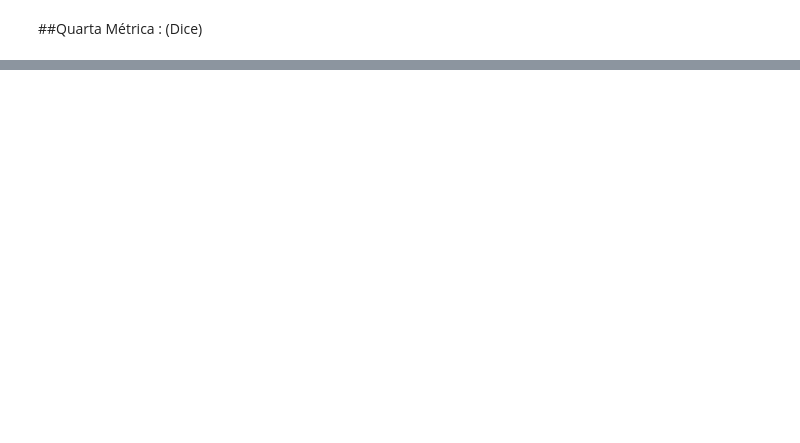
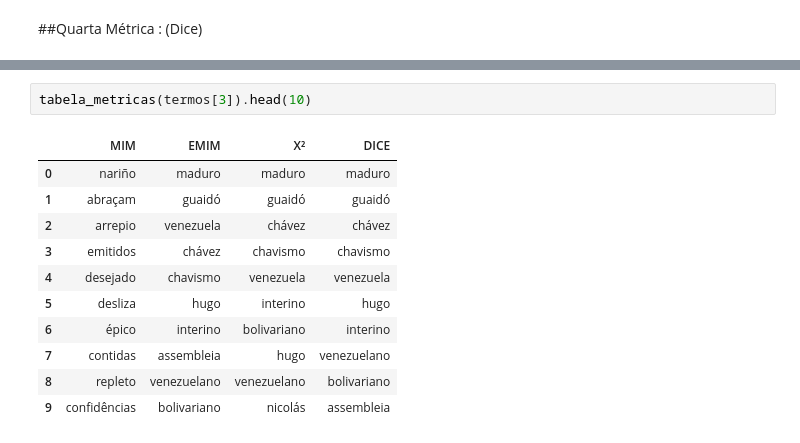
Before and after one commit to Joaohdss/Expansao-de-Consultas, a Jupyter notebook: Lab5.ipynb, the cells around one changed output, grey strips where cells are left out. Drawn from its saved outputs; the diff is of its cells as text; blank space fills up the shorter version.

```diff
--- a/Lab5.ipynb
+++ b/Lab5.ipynb
@@ -88,0 +233,14 @@ texto_queries.head()
+# %%
+tabela_metricas(termos[3]).head(10)
+# %% [output]
+|  | MIM | EMIM | X² | DICE |
+| 0 | nariño | maduro | maduro | maduro |
+| 1 | abraçam | guaidó | guaidó | guaidó |
+| 2 | arrepio | venezuela | chávez | chávez |
+| 3 | emitidos | chávez | chavismo | chavismo |
+| 4 | desejado | chavismo | venezuela | venezuela |
+| 5 | desliza | hugo | interino | hugo |
+| 6 | épico | interino | bolivariano | interino |
+| 7 | contidas | assembleia | hugo | venezuelano |
+| 8 | repleto | venezuelano | venezuelano | bolivariano |
+| 9 | confidências | bolivariano | nicolás | assembleia |
```
Also changed, not shown: parts of 26 cells of this notebook, 1 other file.
